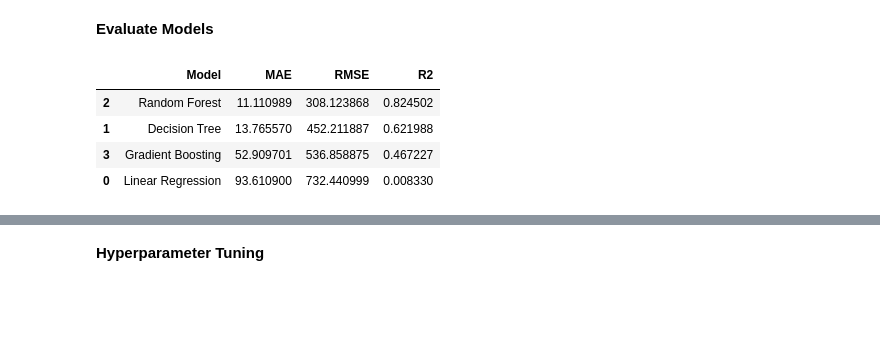
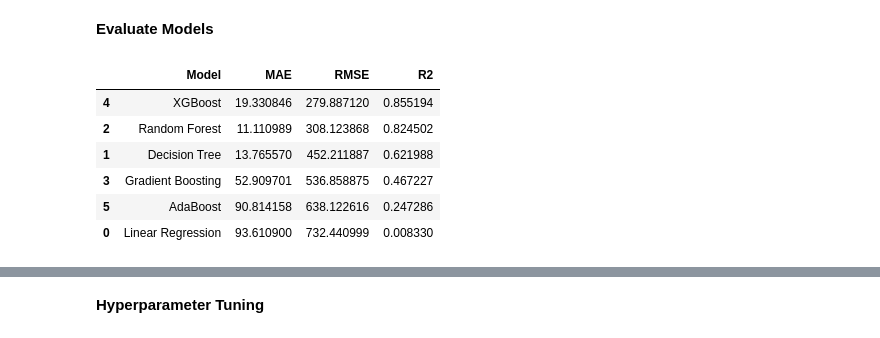
Before and after one commit to patelankit101-max/Agriculture_Crop_Yield_Prediction, a Jupyter notebook: Agricultural_Crop_Yield_Prediction_Business_problem.ipynb, the cells around one changed output, grey strips where cells are left out. Saved outputs shown, nothing was run; the diff lists cells and outputs as text; code cells hidden in the pictures; blank space fills up the shorter version.

```diff
--- a/Agricultural_Crop_Yield_Prediction_Business_problem.ipynb
+++ b/Agricultural_Crop_Yield_Prediction_Business_problem.ipynb
@@ -294,32 +300,36 @@ joblib.dump(gb, "gradient_boosting_model.pkl")
 # %%
 models = {
     "Linear Regression": lr,
     "Decision Tree": dt,
     "Random Forest": rf,
-    "Gradient Boosting": gb
+    "Gradient Boosting": gb,
+    "XGBoost": xgb_model,
+    "AdaBoost": adaboost_model
 }
 
 results = []
 
 for name, model in models.items():
 
     pred = model.predict(X_test)
 
     mae = mean_absolute_error(y_test,pred)
 
     rmse = np.sqrt(mean_squared_error(y_test,pred))
 
     r2 = r2_score(y_test,pred)
 
     results.append([name,mae,rmse,r2])
 
 results = pd.DataFrame(results,
                        columns=["Model","MAE","RMSE","R2"])
 
 results.sort_values("R2",ascending=False)
 # %% [output]
 |  | Model | MAE | RMSE | R2 |
+| 4 | XGBoost | 19.330846 | 279.887120 | 0.855194 |
 | 2 | Random Forest | 11.110989 | 308.123868 | 0.824502 |
 | 1 | Decision Tree | 13.765570 | 452.211887 | 0.621988 |
 | 3 | Gradient Boosting | 52.909701 | 536.858875 | 0.467227 |
+| 5 | AdaBoost | 90.814158 | 638.122616 | 0.247286 |
 | 0 | Linear Regression | 93.610900 | 732.440999 | 0.008330 |
```
Also changed, not shown: parts of 25 cells of this notebook.
